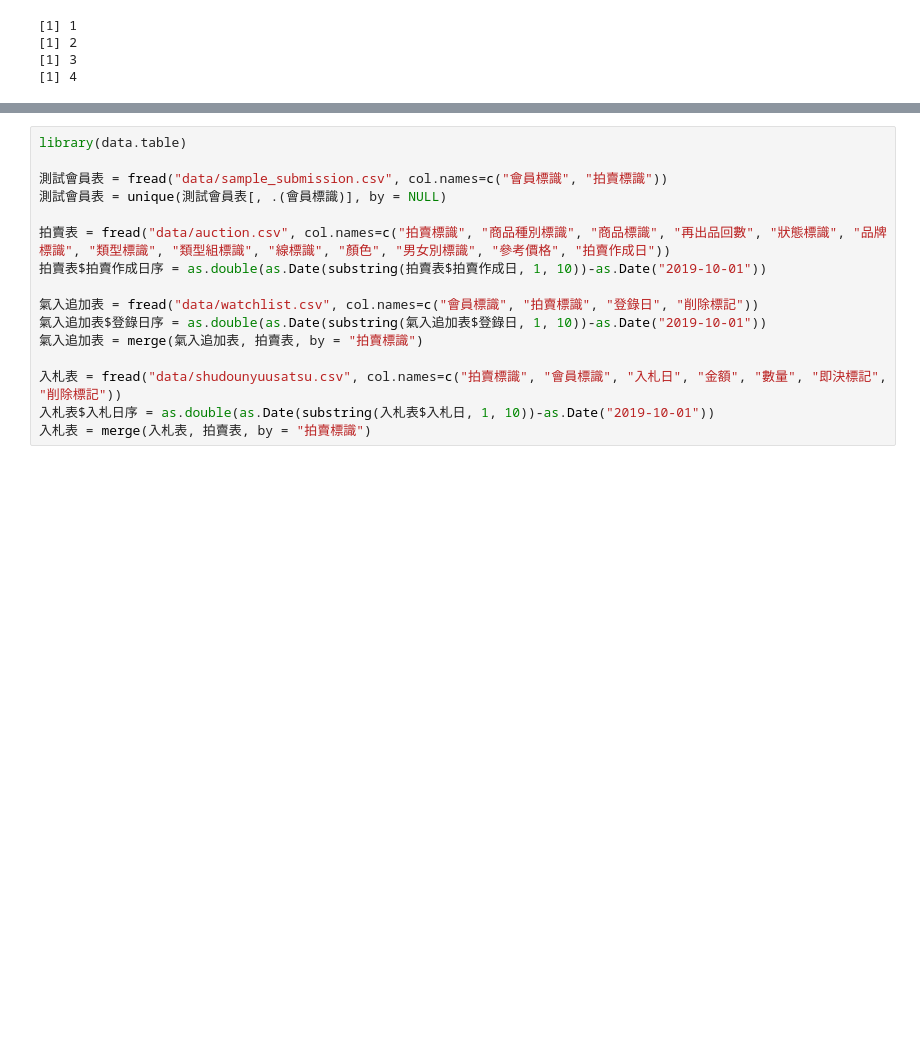
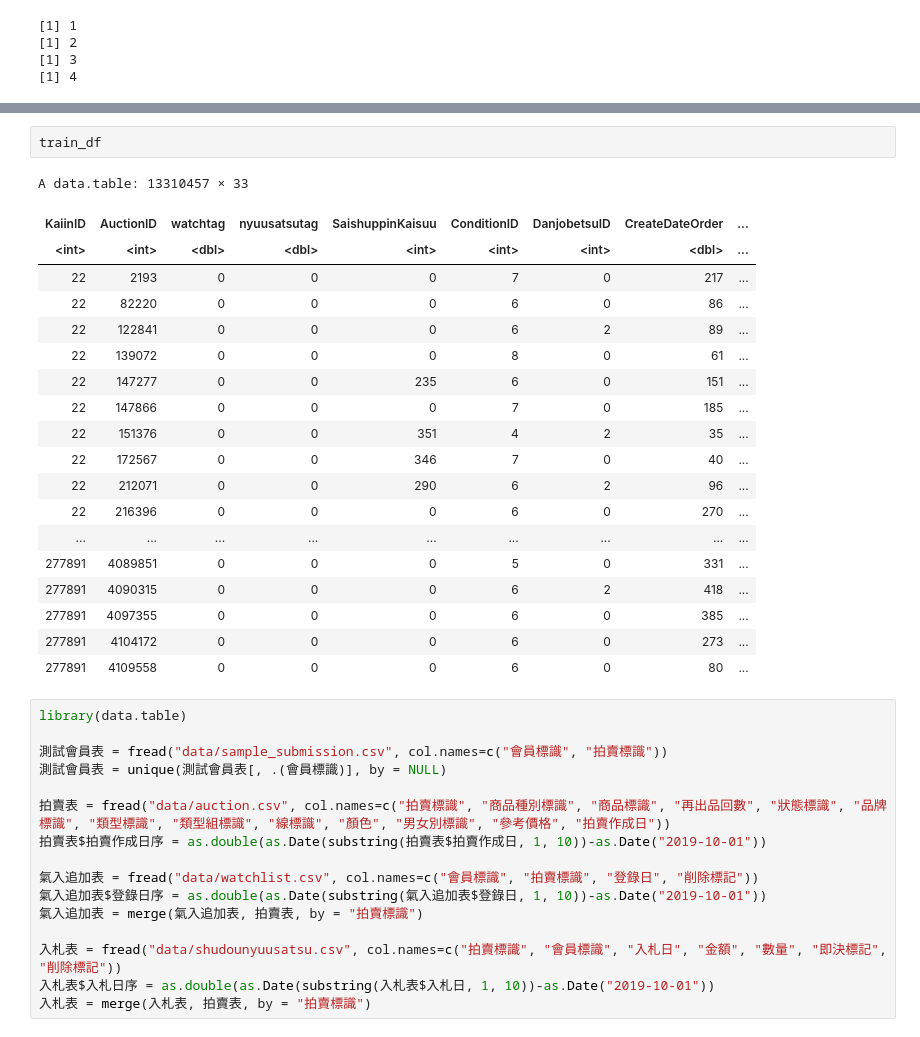
Before and after one commit to kyouyap/nishika_recommend, a Jupyter notebook: Untitled.ipynb, the cells around one changed output, grey strips where cells are left out. Cells and saved outputs as stored; diff of their text form; blank space fills up the shorter version.

```diff
--- a/Untitled.ipynb
+++ b/Untitled.ipynb
@@ -301,3 +309,25 @@ write.csv(pred[, .(KaiinID = KaiinID, AuctionID = AuctionID)], "result.csv", row
+# %%
+train_df
+# %% [output]
+A data.table: 13310457 × 33
+| KaiinID | AuctionID | watchtag | nyuusatsutag | SaishuppinKaisuu | ConditionID | DanjobetsuID | CreateDateOrder | ... |
+| <int> | <int> | <dbl> | <dbl> | <int> | <int> | <int> | <dbl> | ... |
+| 22 | 2193 | 0 | 0 | 0 | 7 | 0 | 217 | ... |
+| 22 | 82220 | 0 | 0 | 0 | 6 | 0 | 86 | ... |
+| 22 | 122841 | 0 | 0 | 0 | 6 | 2 | 89 | ... |
+| 22 | 139072 | 0 | 0 | 0 | 8 | 0 | 61 | ... |
+| 22 | 147277 | 0 | 0 | 235 | 6 | 0 | 151 | ... |
+| 22 | 147866 | 0 | 0 | 0 | 7 | 0 | 185 | ... |
+| 22 | 151376 | 0 | 0 | 351 | 4 | 2 | 35 | ... |
+| 22 | 172567 | 0 | 0 | 346 | 7 | 0 | 40 | ... |
+| 22 | 212071 | 0 | 0 | 290 | 6 | 2 | 96 | ... |
+| 22 | 216396 | 0 | 0 | 0 | 6 | 0 | 270 | ... |
+| ... | ... | ... | ... | ... | ... | ... | ... | ... |
+| 277891 | 4089851 | 0 | 0 | 0 | 5 | 0 | 331 | ... |
+| 277891 | 4090315 | 0 | 0 | 0 | 6 | 2 | 418 | ... |
+| 277891 | 4097355 | 0 | 0 | 0 | 6 | 0 | 385 | ... |
+| 277891 | 4104172 | 0 | 0 | 0 | 6 | 0 | 273 | ... |
+| 277891 | 4109558 | 0 | 0 | 0 | 6 | 0 | 80 | ... |
 # %%
 library(data.table)
 
```
Also changed, not shown: parts of 3 cells of this notebook, 2 other files.
